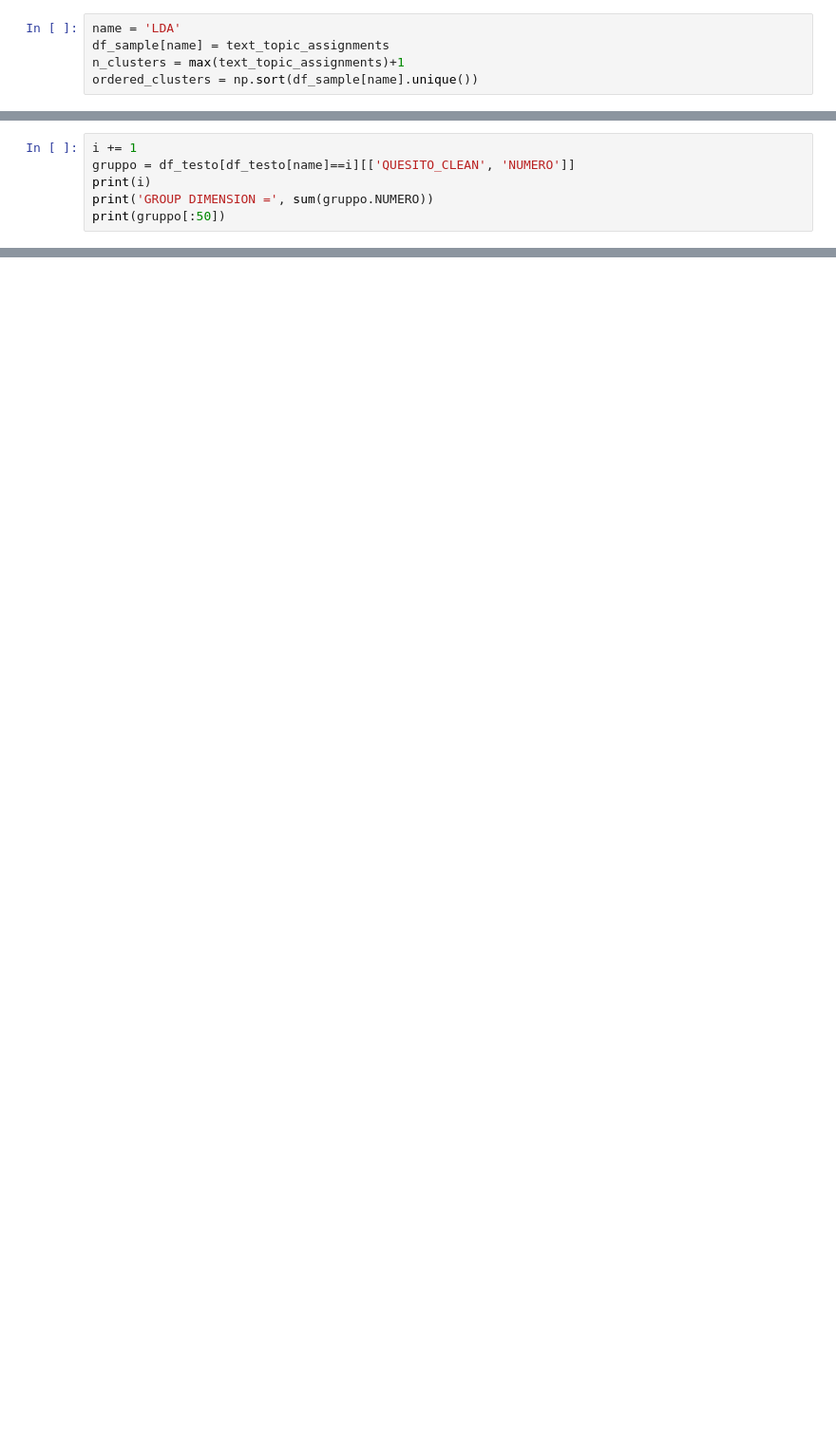
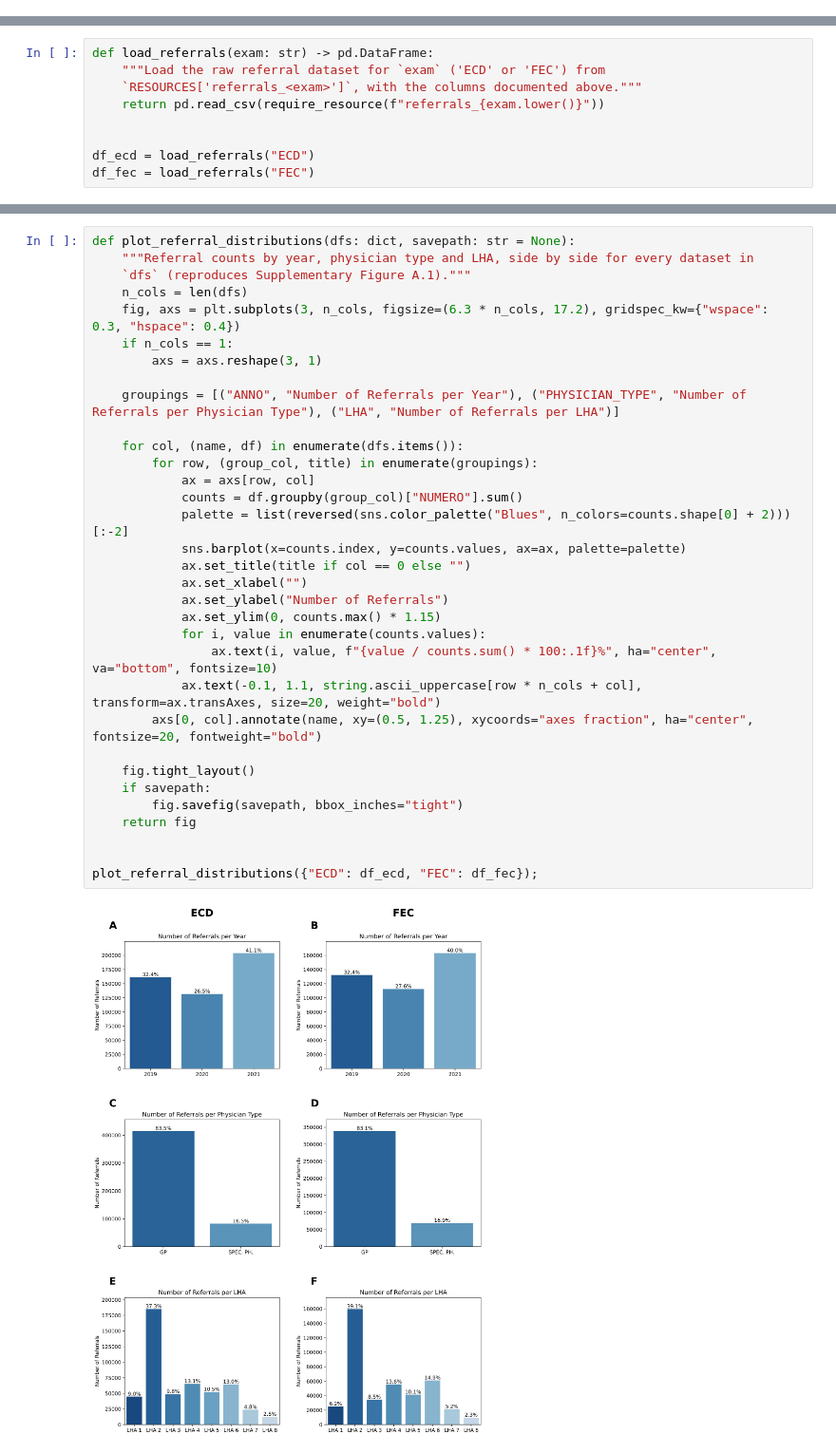
Before and after one commit to vittot/ReferralsAppropriateness, a Jupyter notebook: Referral_Appropriateness_NLP.ipynb, the cells around one changed output, grey strips where cells are left out. Shown at 95% size. Drawn from its saved outputs; the diff is of its cells as text; blank space fills up the shorter version.

```diff
--- a/Referral_Appropriateness_NLP.ipynb
+++ b/Referral_Appropriateness_NLP.ipynb
@@ -1542,5 +0,0 @@ text_topic_assignments = doc_topic_matrix.argmax(axis=1)
-# %%
-name = 'LDA'
-df_sample[name] = text_topic_assignments
-n_clusters = max(text_topic_assignments)+1
-ordered_clusters = np.sort(df_sample[name].unique())
@@ -1679,6 +0,0 @@ df_emb[name] = assigned_labels
-# %%
-i += 1
-gruppo = df_testo[df_testo[name]==i][['QUESITO_CLEAN', 'NUMERO']]
-print(i)
-print('GROUP DIMENSION =', sum(gruppo.NUMERO))
-print(gruppo[:50])
@@ -2294,0 +136,9 @@ fig.savefig("tsne_fec_ecd_2x1.pdf", bbox_inches="tight", dpi=300)
+# %%
+def load_referrals(exam: str) -> pd.DataFrame:
+    """Load the raw referral dataset for `exam` ('ECD' or 'FEC') from
+    `RESOURCES['referrals_<exam>']`, with the columns documented above."""
+    return pd.read_csv(require_resource(f"referrals_{exam.lower()}"))
+
+
+df_ecd = load_referrals("ECD")
+df_fec = load_referrals("FEC")
@@ -2294,0 +210,35 @@ fig.savefig("tsne_fec_ecd_2x1.pdf", bbox_inches="tight", dpi=300)
+# %%
+def plot_referral_distributions(dfs: dict, savepath: str = None):
+    """Referral counts by year, physician type and LHA, side by side for every dataset in
+    `dfs` (reproduces Supplementary Figure A.1)."""
+    n_cols = len(dfs)
+    fig, axs = plt.subplots(3, n_cols, figsize=(6.3 * n_cols, 17.2), gridspec_kw={"wspace": 0.3, "hspace": 0.4})
+    if n_cols == 1:
+        axs = axs.reshape(3, 1)
+
+    groupings = [("ANNO", "Number of Referrals per Year"), ("PHYSICIAN_TYPE", "Number of Referrals per Physician Type"), ("LHA", "Number of Referrals per LHA")]
+
+    for col, (name, df) in enumerate(dfs.items()):
+        for row, (group_col, title) in enumerate(groupings):
+            ax = axs[row, col]
+            counts = df.groupby(group_col)["NUMERO"].sum()
+            palette = list(reversed(sns.color_palette("Blues", n_colors=counts.shape[0] + 2)))[:-2]
+            sns.barplot(x=counts.index, y=counts.values, ax=ax, palette=palette)
+            ax.set_title(title if col == 0 else "")
+            ax.set_xlabel("")
+            ax.set_ylabel("Number of Referrals")
+            ax.set_ylim(0, counts.max() * 1.15)
+            for i, value in enumerate(counts.values):
+                ax.text(i, value, f"{value / counts.sum() * 100:.1f}%", ha="center", va="bottom", fontsize=10)
+            ax.text(-0.1, 1.1, string.ascii_uppercase[row * n_cols + col], transform=ax.transAxes, size=20, weight="bold")
+        axs[0, col].annotate(name, xy=(0.5, 1.25), xycoords="axes fraction", ha="center", fontsize=20, fontweight="bold")
+
+    fig.tight_layout()
+    if savepath:
+        fig.savefig(savepath, bbox_inches="tight")
+    return fig
+
+
+plot_referral_distributions({"ECD": df_ecd, "FEC": df_fec});
+# %% [output]
+[figure, added]
```
Also changed, not shown: parts of 380 cells of this notebook.
